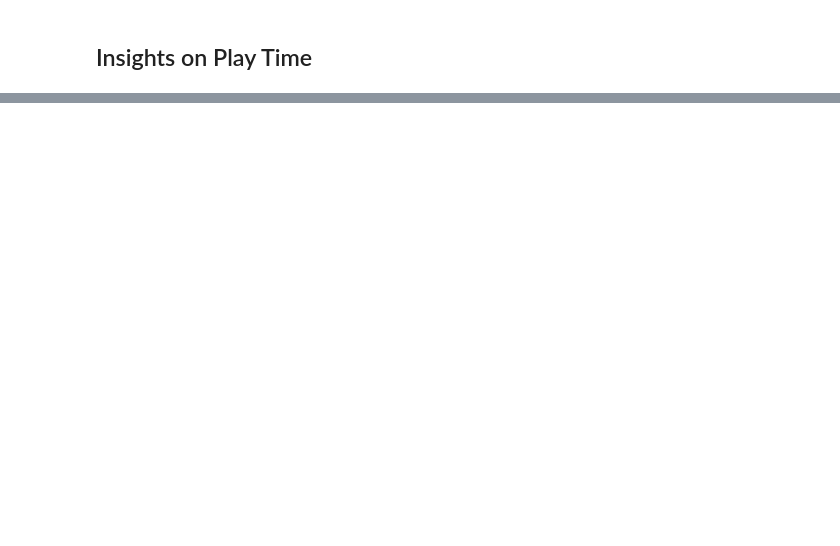
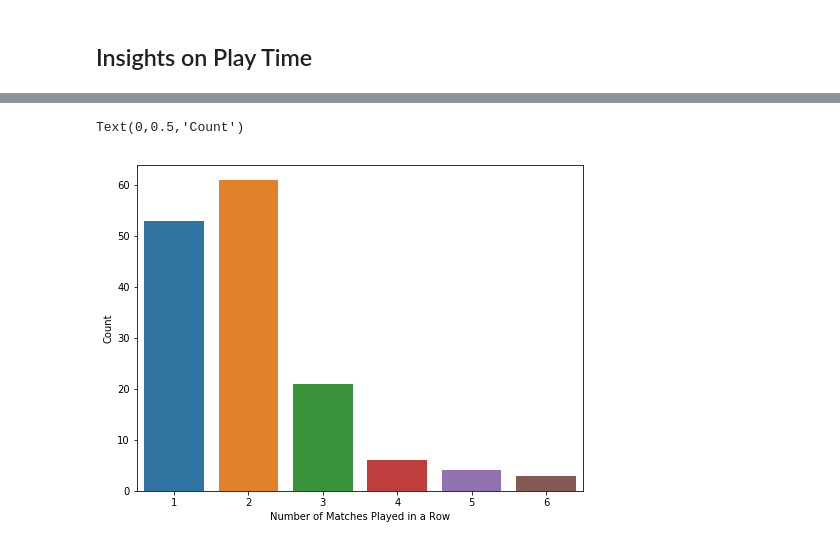
Before and after one commit to yoongaemii/Rioter, a Jupyter notebook: hyunyoung/Hypothesis_GameSequence.ipynb, the cells around one changed output, grey strips where cells are left out. Cells and saved outputs as stored; diff of their text form; code cells hidden in the pictures; blank space fills up the shorter version.

```diff
--- a/hyunyoung/Hypothesis_GameSequence.ipynb
+++ b/hyunyoung/Hypothesis_GameSequence.ipynb
@@ -118,7 +118,7 @@ match_df.head()
 | 3 | 3659959097 | 1557747014172 | 1783 | 1557748797172 | 2019-05-13 20:30:14.172000+09:00 | 2019-05-13 20:59:57.172000+09:00 | 1.642027e+08 |
 | 4 | 3658808527 | 1557660795816 | 1698 | 1557662493816 | 2019-05-12 20:33:15.816000+09:00 | 2019-05-12 21:01:33.816000+09:00 | 8.452036e+07 |
 # %%
-# match_df.set_index('matchId', inplace=True)
+match_df.set_index('matchId', inplace=True)
 match_df.head()
 # %% [output]
 |  | creation | duration | ended | creation_dt | ended_dt | diff |
@@ -166,0 +285,11 @@ hist = seq_df['matchNum'].hist()
+# %%
+import matplotlib.pyplot as plt
+import seaborn as sns
+
+plt.figure(figsize=(8,6))
+sns.countplot(x='matchNum', data=seq_df)
+plt.xlabel('Number of Matches Played in a Row')
+plt.ylabel('Count')
+# %% [output]
+Text(0,0.5,'Count')
+[figure, added]
```
Also changed, not shown: parts of 22 cells of this notebook, 4 other files.
